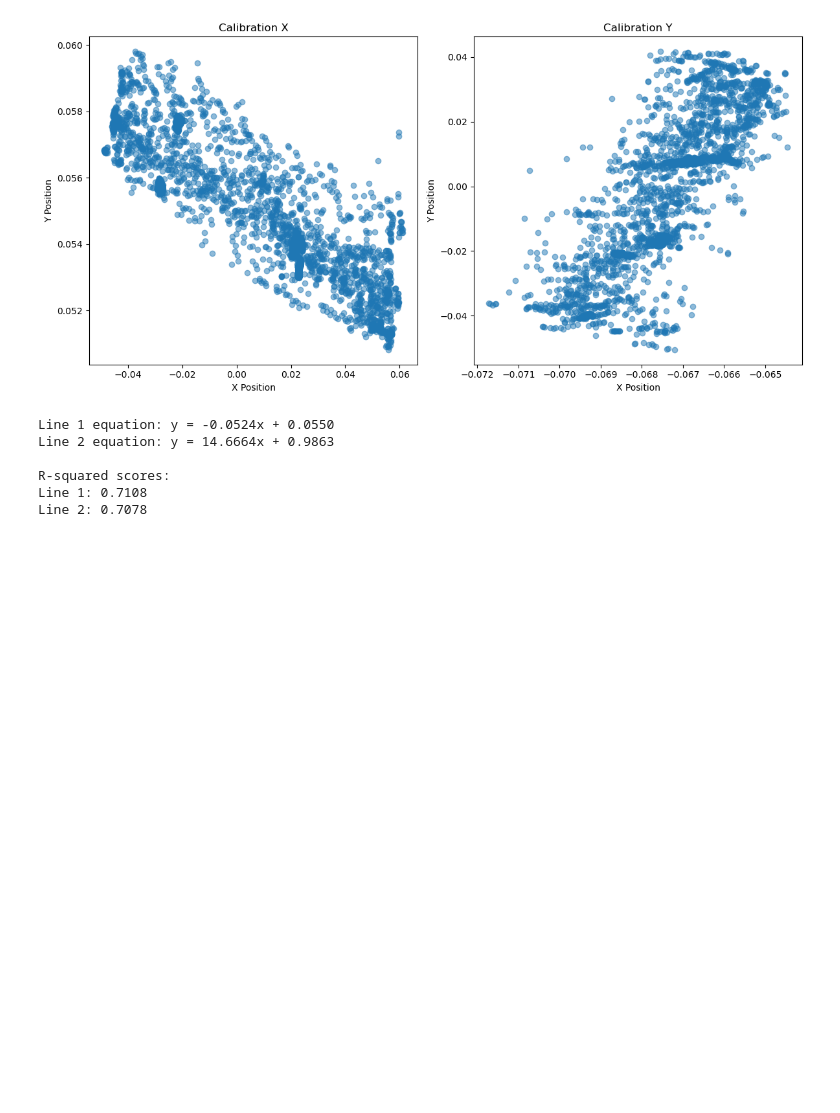
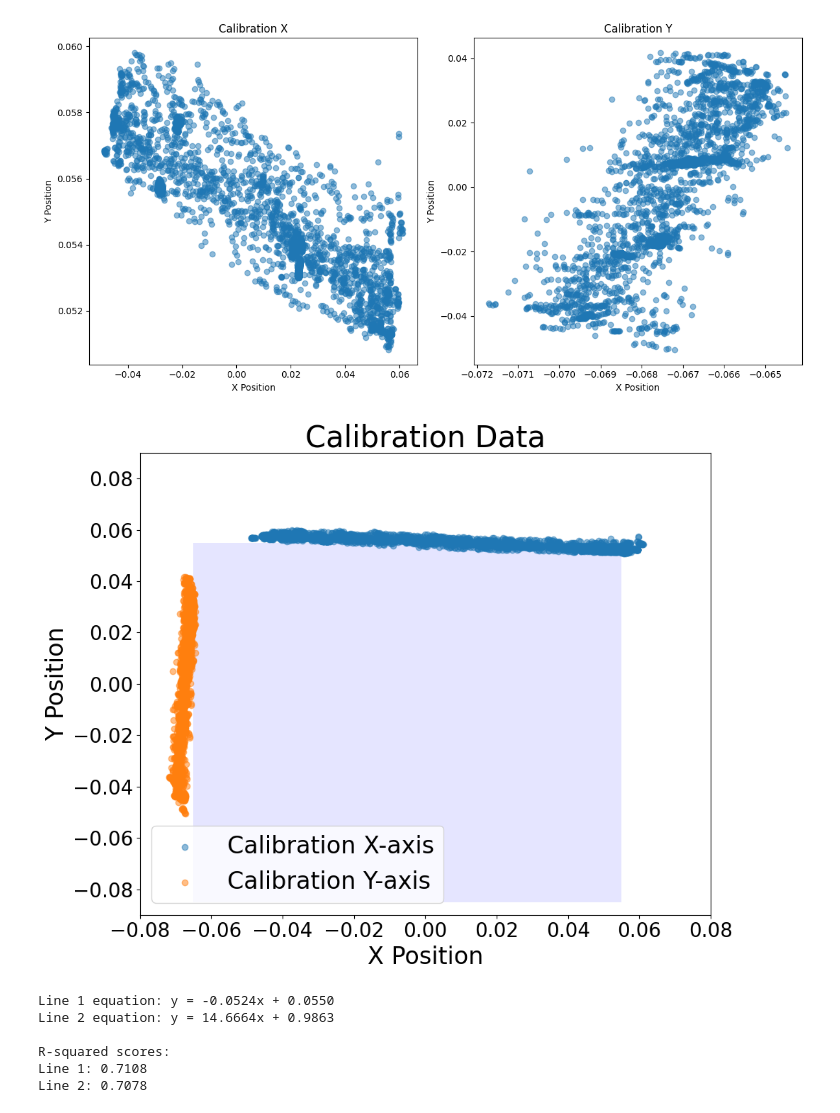
Before and after one commit to rayangdn/virtual_tactile_pad, a Jupyter notebook: ros_ws/src/virtual_tactile_pad/utils/optitrack_experiments/optitrack_origin.ipynb, the cells around one changed output. Saved outputs shown, nothing was run; the diff lists cells and outputs as text; code cells hidden in the pictures; blank space fills up the shorter version.

```diff
--- a/ros_ws/src/virtual_tactile_pad/utils/optitrack_experiments/optitrack_origin.ipynb
+++ b/ros_ws/src/virtual_tactile_pad/utils/optitrack_experiments/optitrack_origin.ipynb
@@ -40,6 +40,40 @@ plt.tight_layout()
 plt.show()
 # %% [output]
 [figure]
+# %%
+# Create a single visualization
+plt.figure(figsize=(10, 8))
+
+# Add blue rectangle for the bounds (-0.06 to 0.06, -0.07 to 0.07)
+rect = plt.Rectangle((-0.065, -0.085), 0.12, 0.14,
+                    facecolor='blue', alpha=0.1)
+plt.gca().add_patch(rect)
+
+# Plot both datasets on the same graph
+plt.scatter(df1['x'], df1['y'], alpha=0.5, label='Calibration X-axis')
+plt.scatter(df2['x'], df2['y'], alpha=0.5, label='Calibration Y-axis')
+
+# Add labels and title
+plt.title('Calibration Data', fontsize=30)
+plt.xlabel('X Position', fontsize=24)
+plt.ylabel('Y Position', fontsize=24)
+
+# Set axis limits to show the full rectangle
+plt.xlim(-0.08, 0.08)  # Slightly larger than rectangle to show boundaries
+plt.ylim(-0.09, 0.09)
+
+# Increase tick label size
+plt.xticks(fontsize=20)
+plt.yticks(fontsize=20)
+
+# Add legend
+plt.legend(fontsize=24)
+
+# Adjust layout
+plt.tight_layout()
+plt.show()
+# %% [output]
+[figure, added]
 # %%
 # Perform linear regression for dataset 1
 X1 = df1['x'].values.reshape(-1, 1)
```
Also changed, not shown: parts of 1 cell of this notebook, 12 other files.
